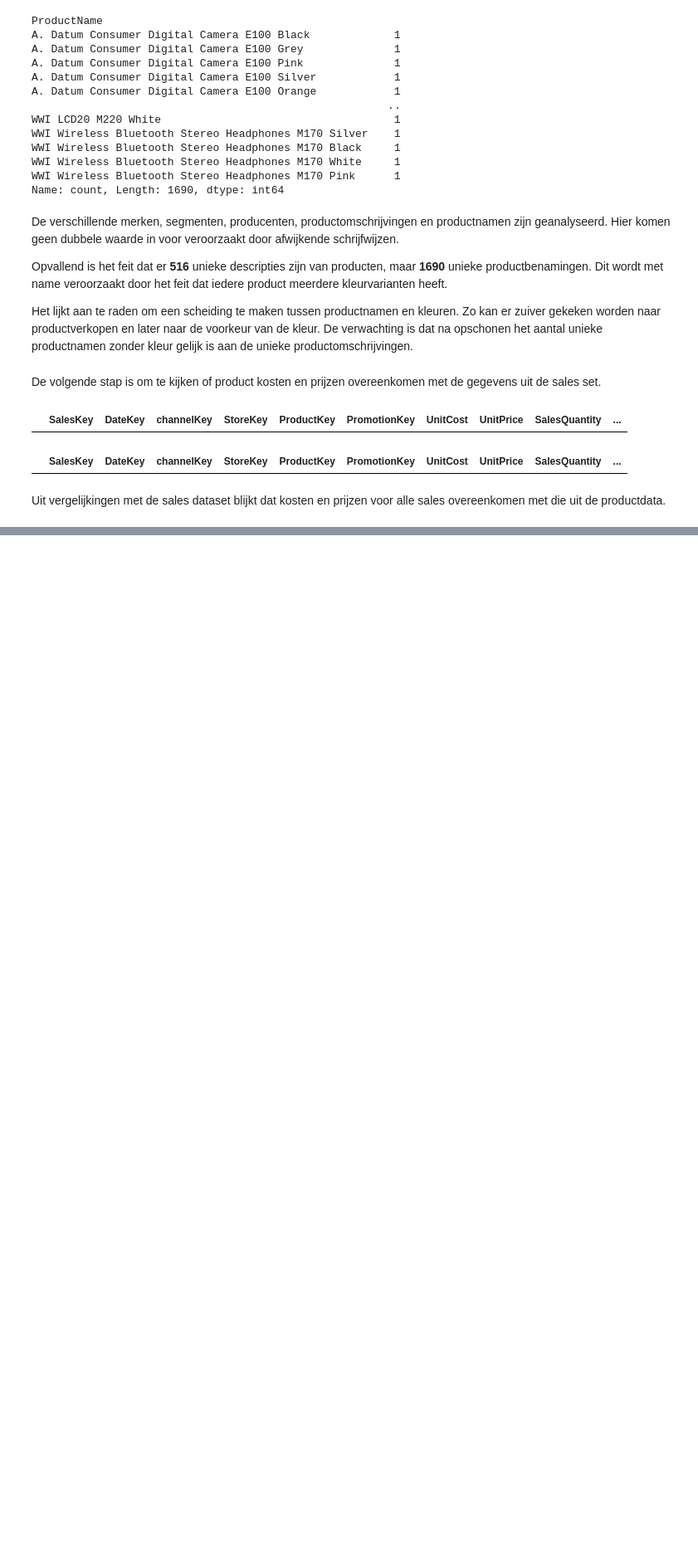
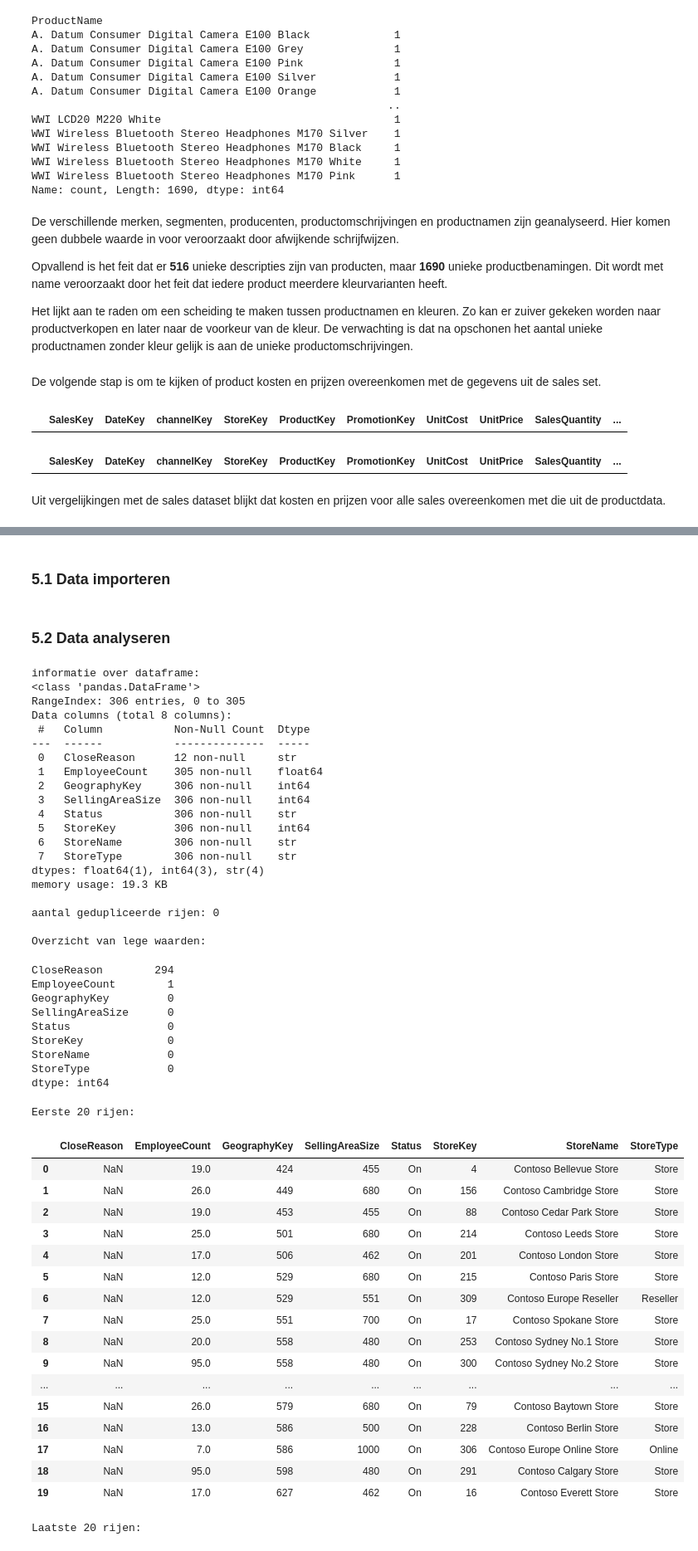
Before and after one commit to Jcpvanbers/Datasets-minor, a Jupyter notebook: Data analyse Contoso.ipynb, the cells around one changed output, grey strips where cells are left out. Shown at 83% size. Drawn from its saved outputs; the diff is of its cells as text; code cells hidden in the pictures; blank space fills up the shorter version.

```diff
--- a/Data analyse Contoso.ipynb
+++ b/Data analyse Contoso.ipynb
@@ -490,0 +817,60 @@ Uit vergelijkingen met de sales dataset blijkt dat kosten en prijzen voor alle s
+# %% [markdown]
+### 5.1 Data importeren
+# %%
+stores_path= Path(r"Data\Contoso_Stores.csv")
+#Inlezen stores.csv
+stores_df = pd.read_csv(stores_path,
+                       decimal=",")
+# %% [markdown]
+### 5.2 Data analyseren
+# %%
+init_analyse(stores_df)
+# %% [output]
+informatie over dataframe:
+<class 'pandas.DataFrame'>
+RangeIndex: 306 entries, 0 to 305
+Data columns (total 8 columns):
+ #   Column           Non-Null Count  Dtype
+---  ------           --------------  -----
+ 0   CloseReason      12 non-null     str
+ 1   EmployeeCount    305 non-null    float64
+ 2   GeographyKey     306 non-null    int64
+ 3   SellingAreaSize  306 non-null    int64
+ 4   Status           306 non-null    str
+ 5   StoreKey         306 non-null    int64
+ 6   StoreName        306 non-null    str
+ 7   StoreType        306 non-null    str
+dtypes: float64(1), int64(3), str(4)
+memory usage: 19.3 KB
+
+aantal gedupliceerde rijen: 0
+
+Overzicht van lege waarden:
+CloseReason        294
+EmployeeCount        1
+GeographyKey         0
+SellingAreaSize      0
+Status               0
+StoreKey             0
+StoreName            0
+StoreType            0
+dtype: int64
+Eerste 20 rijen:
+|  | CloseReason | EmployeeCount | GeographyKey | SellingAreaSize | Status | StoreKey | StoreName | StoreType |
+| 0 | NaN | 19.0 | 424 | 455 | On | 4 | Contoso Bellevue Store | Store |
+| 1 | NaN | 26.0 | 449 | 680 | On | 156 | Contoso Cambridge Store | Store |
+| 2 | NaN | 19.0 | 453 | 455 | On | 88 | Contoso Cedar Park Store | Store |
+| 3 | NaN | 25.0 | 501 | 680 | On | 214 | Contoso Leeds Store | Store |
+| 4 | NaN | 17.0 | 506 | 462 | On | 201 | Contoso London Store | Store |
+| 5 | NaN | 12.0 | 529 | 680 | On | 215 | Contoso Paris Store | Store |
+| 6 | NaN | 12.0 | 529 | 551 | On | 309 | Contoso Europe Reseller | Reseller |
+| 7 | NaN | 25.0 | 551 | 700 | On | 17 | Contoso Spokane Store | Store |
+| 8 | NaN | 20.0 | 558 | 480 | On | 253 | Contoso Sydney No.1 Store | Store |
+| 9 | NaN | 95.0 | 558 | 480 | On | 300 | Contoso Sydney No.2 Store | Store |
+| ... | ... | ... | ... | ... | ... | ... | ... | ... |
+| 15 | NaN | 26.0 | 579 | 680 | On | 79 | Contoso Baytown Store | Store |
+| 16 | NaN | 13.0 | 586 | 500 | On | 228 | Contoso Berlin Store | Store |
+| 17 | NaN | 7.0 | 586 | 1000 | On | 306 | Contoso Europe Online Store | Online |
+| 18 | NaN | 95.0 | 598 | 480 | On | 291 | Contoso Calgary Store | Store |
+| 19 | NaN | 17.0 | 627 | 462 | On | 16 | Contoso Everett Store | Store |
+Laatste 20 rijen:
```
Also changed, not shown: parts of 37 cells of this notebook, 1 other file.
